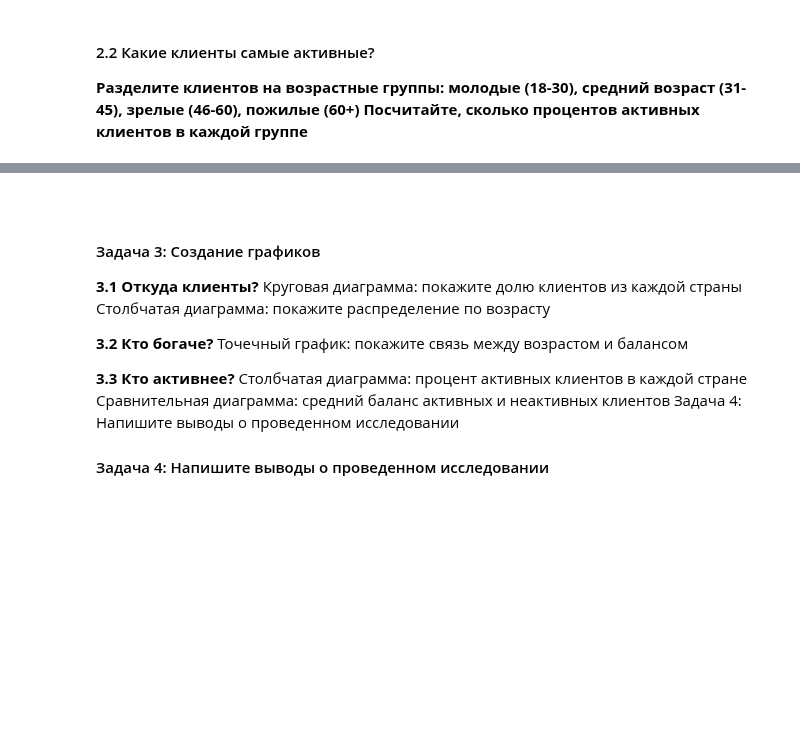
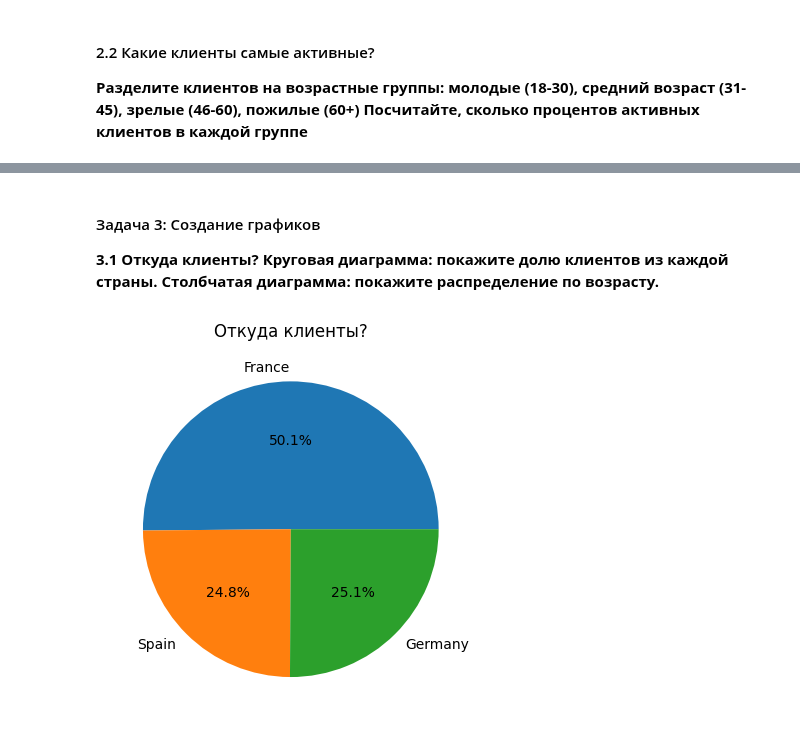
Before and after one commit to yunusov/python, a Jupyter notebook: nb/vyunusov_final_task.ipynb, the cells around one changed output, grey strips where cells are left out. Drawn from its saved outputs; the diff is of its cells as text; code cells hidden in the pictures; blank space fills up the shorter version.

````diff
--- a/nb/vyunusov_final_task.ipynb
+++ b/nb/vyunusov_final_task.ipynb
@@ -116,0 +24,4 @@ Connection closed.
+# %%
+import pandas as pd
+import matplotlib.pyplot as plt
+df = pd.read_csv('Churn.csv', sep=',', encoding='utf-8', index_col=0)
@@ -116,0 +30,4 @@ Connection closed.
+# %%
+row_count, col_count = df.shape
+print(f"В загруженной таблице всего {row_count} строк (клиентов) и {col_count} столбцов")
+print("Столбец 'RowNumber' загружен как индекс записей. В общем наборе не участвует.")
@@ -116,0 +89,3 @@ Connection closed.
+# %%
+df = df.drop('Exited', axis=1)
+df
@@ -136,0 +111,4 @@ Connection closed.
+# %%
+countries = df['Geography'].unique()
+for country in countries:
+    print(f"{country} {df[df['Geography'] == country].shape[0]} кл.")
@@ -228,27 +183,17 @@ Connection closed.
 # %% [markdown]
-
-
-```sql
-
-```
-
-
-
-
 #### Задача 3: Создание графиков
-**3.1 Откуда клиенты?**
-Круговая диаграмма: покажите долю клиентов из каждой страны
-Столбчатая диаграмма: покажите распределение по возрасту
-
-
-**3.2 Кто богаче?**
-Точечный график: покажите связь между возрастом и балансом
-
-
-**3.3 Кто активнее?**
-Столбчатая диаграмма: процент активных клиентов в каждой стране
-Сравнительная диаграмма: средний баланс активных и неактивных клиентов
-Задача 4: Напишите выводы о проведенном исследовании
-
-
-#### Задача 4: Напишите выводы о проведенном исследовании
+**3.1 Откуда клиенты?
+Круговая диаграмма: покажите долю клиентов из каждой страны.
+Столбчатая диаграмма: покажите распределение по возрасту.**
+# %%
+countries = df['Geography'].unique()
+country_proc = []
+for country in countries:
+    count_customers = df[df['Geography'] == country].shape[0]
+    country_proc.append(count_customers * 100 / row_count)
+
+plt.pie(country_proc, labels=countries, autopct='%1.1f%%')
+plt.title("Откуда клиенты?")
+plt.show()
+# %% [output]
+[figure, added]
````
Also changed, not shown: parts of 30 cells of this notebook, 3 other files.
